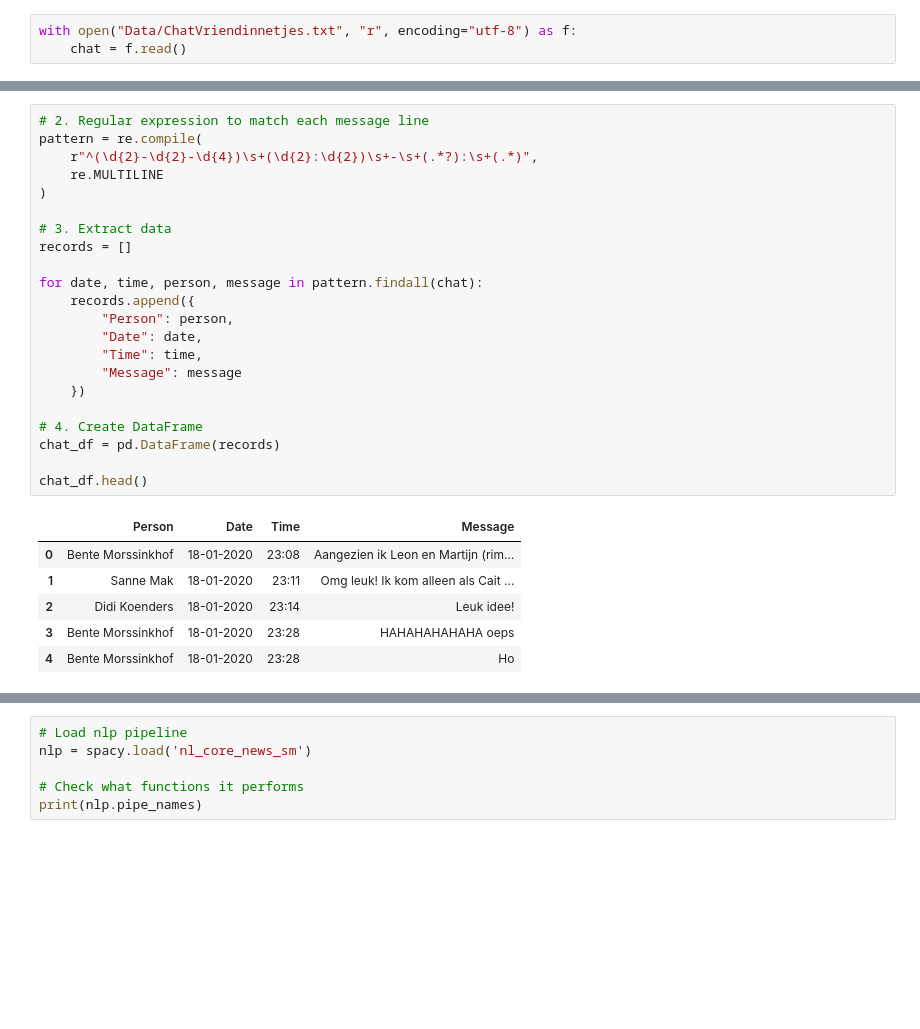
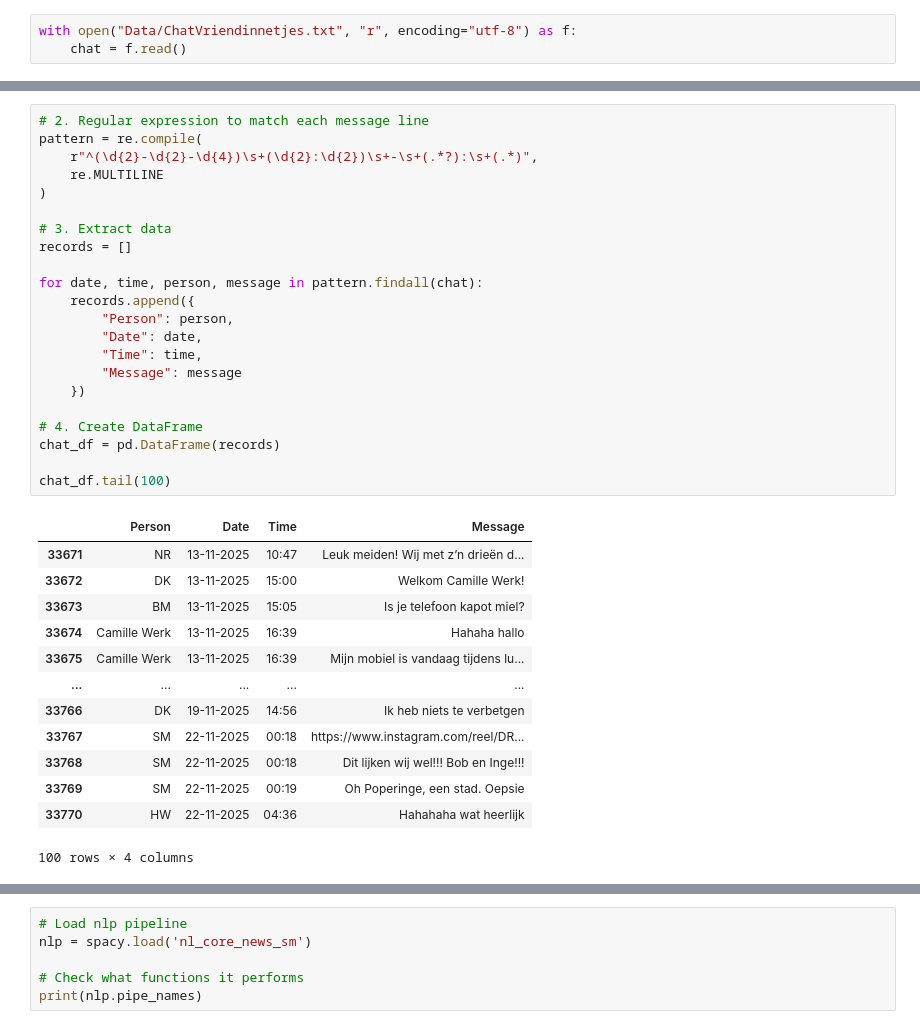
Before and after one commit to MaartjePfauder/WhatsappChatVriendinnetjes, a Jupyter notebook: ChatAnalysis.ipynb, the cells around one changed output, grey strips where cells are left out. Cells and saved outputs as stored; diff of their text form; blank space fills up the shorter version.

```diff
--- a/ChatAnalysis.ipynb
+++ b/ChatAnalysis.ipynb
@@ -57,32 +57,39 @@ print(chat)
 # %%
 # 2. Regular expression to match each message line
 pattern = re.compile(
     r"^(\d{2}-\d{2}-\d{4})\s+(\d{2}:\d{2})\s+-\s+(.*?):\s+(.*)",
     re.MULTILINE
 )
 
 # 3. Extract data
 records = []
 
 for date, time, person, message in pattern.findall(chat):
     records.append({
         "Person": person,
         "Date": date,
         "Time": time,
         "Message": message
     })
 
 # 4. Create DataFrame
 chat_df = pd.DataFrame(records)
 
-chat_df.head()
+chat_df.tail(100)
 # %% [output]
 |  | Person | Date | Time | Message |
-| 0 | Bente Morssinkhof | 18-01-2020 | 23:08 | Aangezien ik Leon en Martijn (rim... |
-| 1 | Sanne Mak | 18-01-2020 | 23:11 | Omg leuk! Ik kom alleen als Cait ... |
-| 2 | Didi Koenders | 18-01-2020 | 23:14 | Leuk idee! |
-| 3 | Bente Morssinkhof | 18-01-2020 | 23:28 | HAHAHAHAHAHA oeps |
-| 4 | Bente Morssinkhof | 18-01-2020 | 23:28 | Ho |
+| 33671 | NR | 13-11-2025 | 10:47 | Leuk meiden! Wij met z’n drieën d... |
+| 33672 | DK | 13-11-2025 | 15:00 | Welkom Camille Werk! |
+| 33673 | BM | 13-11-2025 | 15:05 | Is je telefoon kapot miel? |
+| 33674 | Camille Werk | 13-11-2025 | 16:39 | Hahaha hallo |
+| 33675 | Camille Werk | 13-11-2025 | 16:39 | Mijn mobiel is vandaag tijdens lu... |
+| ... | ... | ... | ... | ... |
+| 33766 | DK | 19-11-2025 | 14:56 | Ik heb niets te verbetgen |
+| 33767 | SM | 22-11-2025 | 00:18 | https://www.instagram.com/reel/DR... |
+| 33768 | SM | 22-11-2025 | 00:18 | Dit lijken wij wel!!! Bob en Inge!!! |
+| 33769 | SM | 22-11-2025 | 00:19 | Oh Poperinge, een stad. Oepsie |
+| 33770 | HW | 22-11-2025 | 04:36 | Hahahaha wat heerlijk |
+100 rows × 4 columns
 # %%
 # Remove extra spaces from papers
 chat_df['Message'] = chat_df['Message'].str.replace(r'\s+', ' ', regex=True).str.strip()
```
Also changed, not shown: parts of 15 cells of this notebook, 4 other files.
